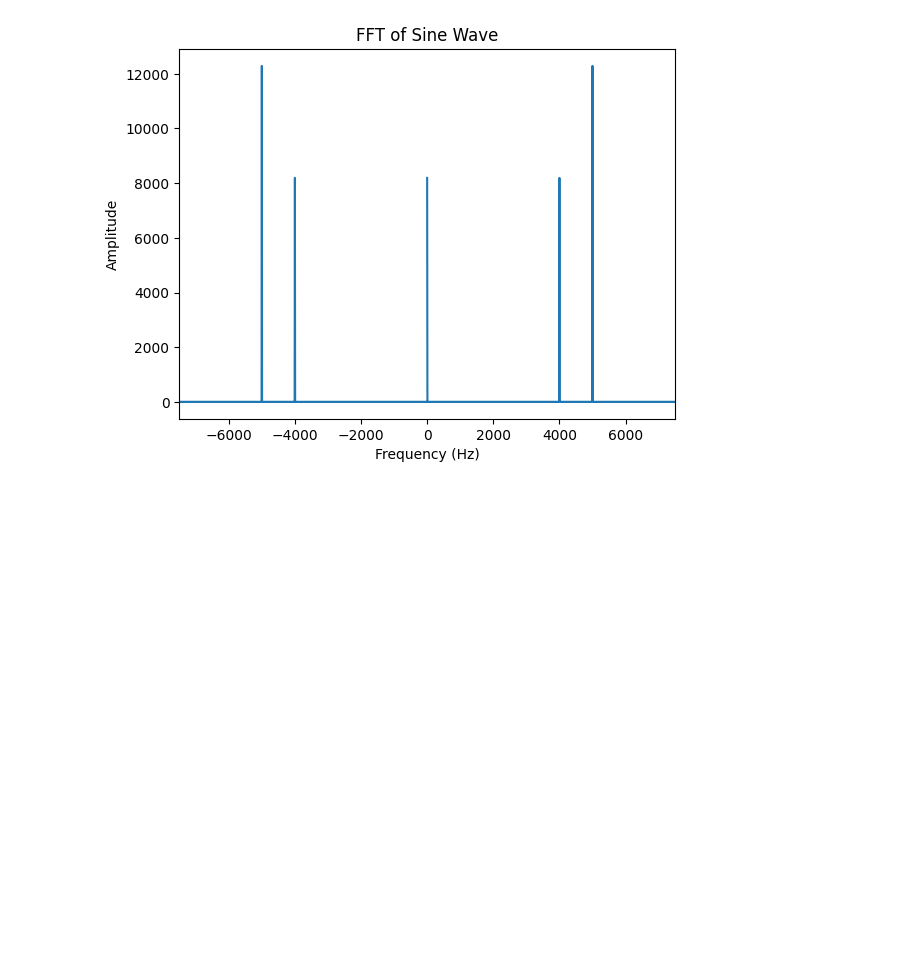
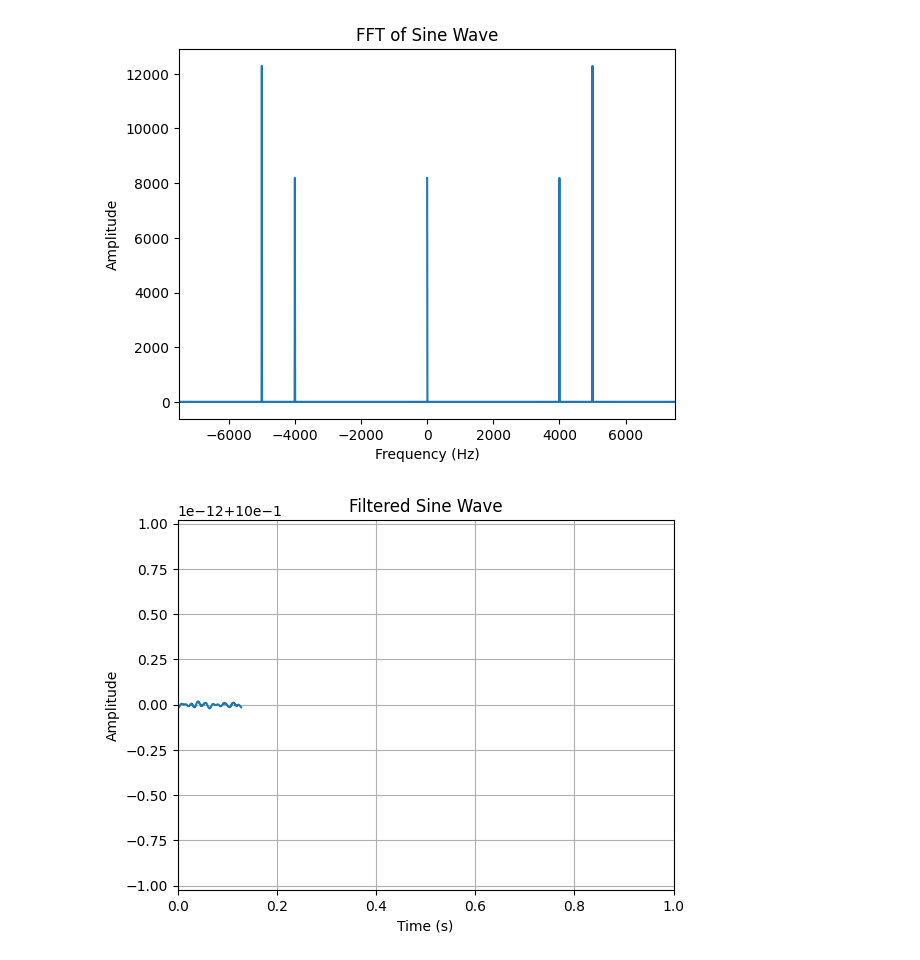
Before and after one commit to ananthapadmanabhan18/Lock_in_Amplifier_with_ExpEyes, a Jupyter notebook: Fourier_testing.ipynb, the cells around one changed output. Saved outputs shown, nothing was run; the diff lists cells and outputs as text; code cells hidden in the pictures; blank space fills up the shorter version.

```diff
--- a/Fourier_testing.ipynb
+++ b/Fourier_testing.ipynb
@@ -44,3 +44,20 @@ plt.ylabel('Amplitude')
 plt.show()
 # %% [output]
 [figure]
+# %%
+for i in range(len(sine_fft)):
+    if abs(freq[i])>100:
+        sine_fft[i]=0
+
+sine_ifft=ifft(sine_fft)
+# print(sine_ifft)
+import matplotlib.pyplot as plt_spacetime_filtered
+plt_spacetime_filtered.plot(time,sine_ifft)
+plt_spacetime_filtered.xlabel('Time (s)')
+plt_spacetime_filtered.ylabel('Amplitude')
+plt_spacetime_filtered.title('Filtered Sine Wave')
+plt_spacetime_filtered.grid(True)
+plt_spacetime_filtered.xlim(0,1)
+plt_spacetime_filtered.show()
+# %% [output]
+[figure, added]
```
Also changed, not shown: 1 other file.
